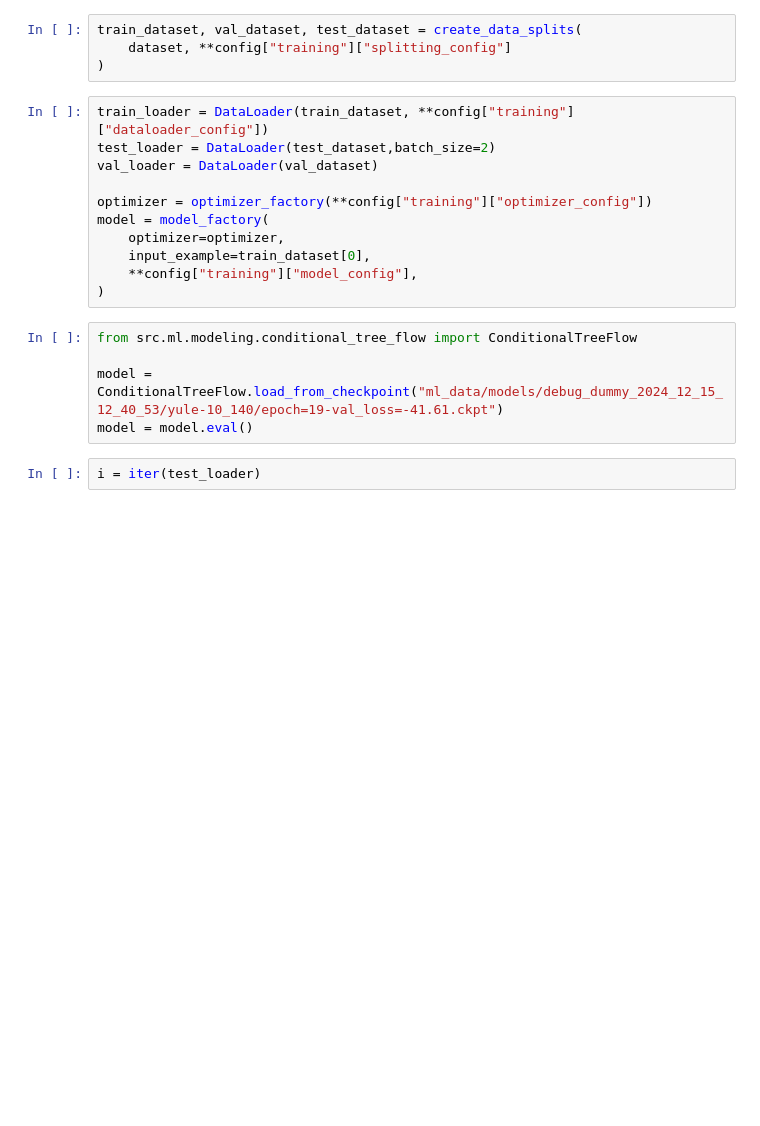
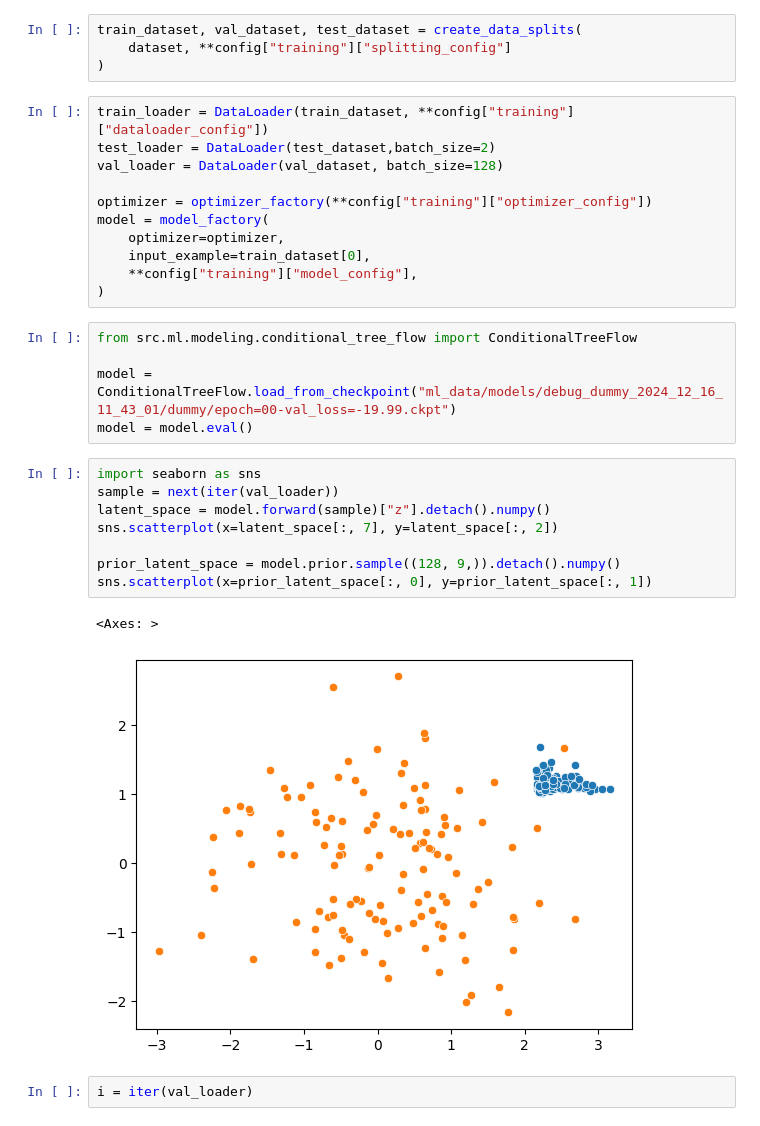
Before and after one commit to tochsner/ccd-validation, a Jupyter notebook: src/ml/ml_tests.ipynb, the cells around one changed output. Drawn from its saved outputs; the diff is of its cells as text; blank space fills up the shorter version.

```diff
--- a/src/ml/ml_tests.ipynb
+++ b/src/ml/ml_tests.ipynb
@@ -69,7 +66,7 @@ train_dataset, val_dataset, test_dataset = create_data_splits(
 # %%
 train_loader = DataLoader(train_dataset, **config["training"]["dataloader_config"])
 test_loader = DataLoader(test_dataset,batch_size=2)
-val_loader = DataLoader(val_dataset)
+val_loader = DataLoader(val_dataset, batch_size=128)
 
 optimizer = optimizer_factory(**config["training"]["optimizer_config"])
 model = model_factory(
@@ -80,9 +77,20 @@ model = model_factory(
 # %%
 from src.ml.modeling.conditional_tree_flow import ConditionalTreeFlow
 
-model = ConditionalTreeFlow.load_from_checkpoint("ml_data/models/debug_dummy_2024_12_15_12_40_53/yule-10_140/epoch=19-val_loss=-41.61.ckpt")
+model = ConditionalTreeFlow.load_from_checkpoint("ml_data/models/debug_dummy_2024_12_16_11_43_01/dummy/epoch=00-val_loss=-19.99.ckpt")
 model = model.eval()
+# %%
+import seaborn as sns
+sample = next(iter(val_loader))
+latent_space = model.forward(sample)["z"].detach().numpy()
+sns.scatterplot(x=latent_space[:, 7], y=latent_space[:, 2])
+
+prior_latent_space = model.prior.sample((128, 9,)).detach().numpy()
+sns.scatterplot(x=prior_latent_space[:, 0], y=prior_latent_space[:, 1])
+# %% [output]
+<Axes: >
+[figure, added]
 # %%
-i = iter(test_loader)
+i = iter(val_loader)
 # %%
 sample = next(i)
```
Also changed, not shown: parts of 15 cells of this notebook, 4 other files.
